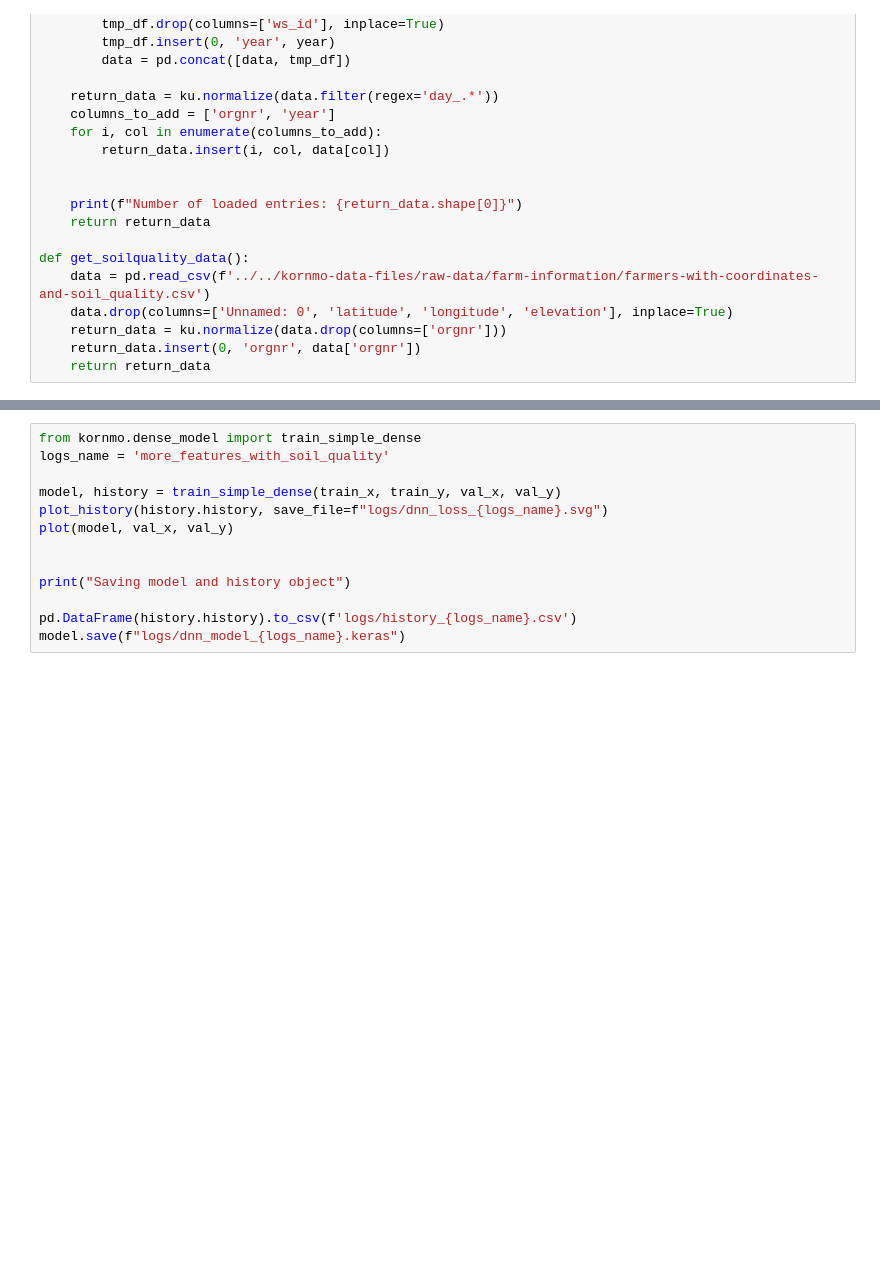
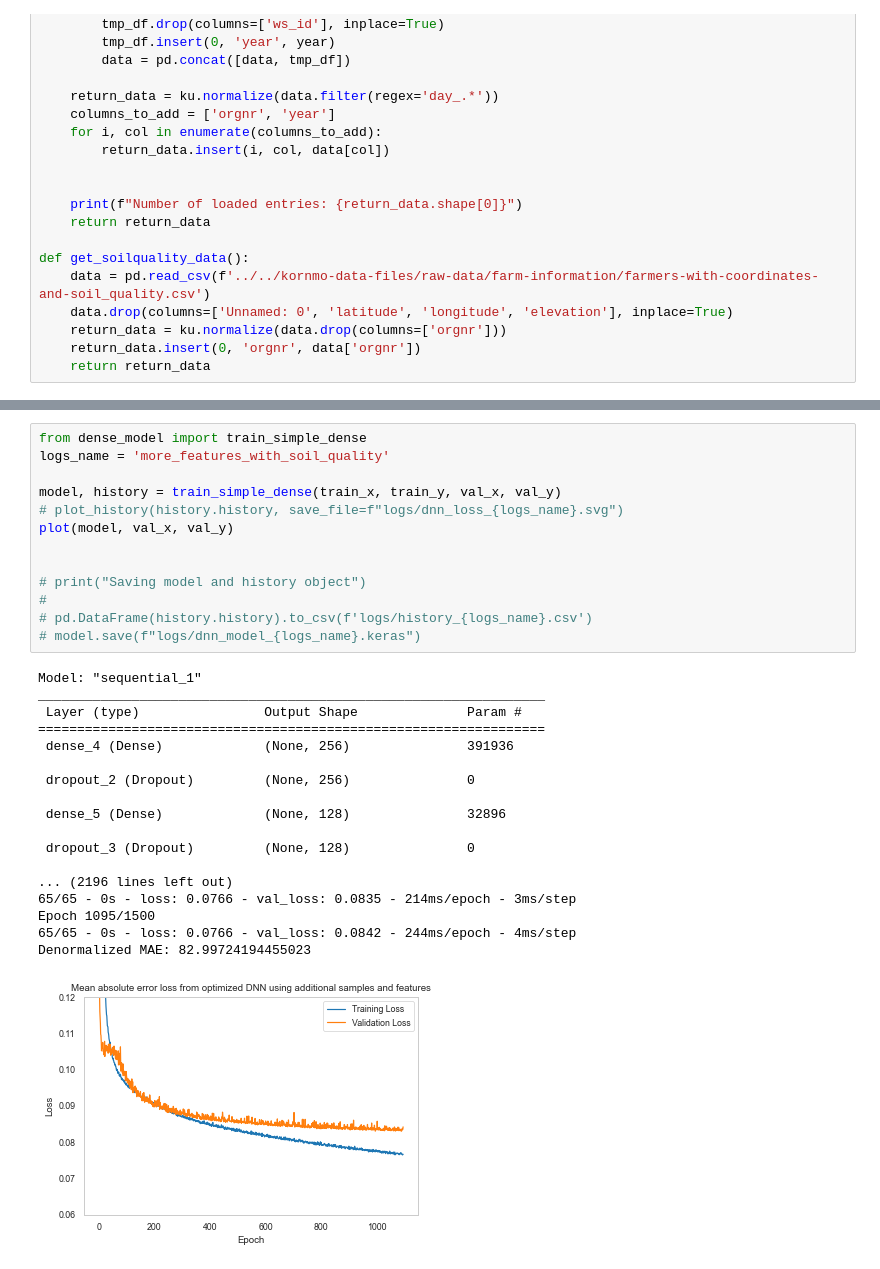
Before and after one commit to Ilumenar/kornmo-master-thesis, a Jupyter notebook: src/yield_prediction/recreate_dense_more_features.ipynb, the cells around one changed output, grey strips where cells are left out. Cells and saved outputs as stored; diff of their text form; blank space fills up the shorter version.

```diff
--- a/src/yield_prediction/recreate_dense_more_features.ipynb
+++ b/src/yield_prediction/recreate_dense_more_features.ipynb
@@ -144,13 +233,32 @@ print(f'Validation dataset y : {val_y.shape}')
 # %%
-from kornmo.dense_model import train_simple_dense
+from dense_model import train_simple_dense
 logs_name = 'more_features_with_soil_quality'
 
 model, history = train_simple_dense(train_x, train_y, val_x, val_y)
-plot_history(history.history, save_file=f"logs/dnn_loss_{logs_name}.svg")
+# plot_history(history.history, save_file=f"logs/dnn_loss_{logs_name}.svg")
 plot(model, val_x, val_y)
 
 
-print("Saving model and history object")
-
-pd.DataFrame(history.history).to_csv(f'logs/history_{logs_name}.csv')
-model.save(f"logs/dnn_model_{logs_name}.keras")
+# print("Saving model and history object")
+#
+# pd.DataFrame(history.history).to_csv(f'logs/history_{logs_name}.csv')
+# model.save(f"logs/dnn_model_{logs_name}.keras")
+# %% [output]
+Model: "sequential_1"
+_________________________________________________________________
+ Layer (type)                Output Shape              Param #
+=================================================================
+ dense_4 (Dense)             (None, 256)               391936
+
+ dropout_2 (Dropout)         (None, 256)               0
+
+ dense_5 (Dense)             (None, 128)               32896
+
+ dropout_3 (Dropout)         (None, 128)               0
+
+... (2196 lines left out)
+65/65 - 0s - loss: 0.0766 - val_loss: 0.0835 - 214ms/epoch - 3ms/step
+Epoch 1095/1500
+65/65 - 0s - loss: 0.0766 - val_loss: 0.0842 - 244ms/epoch - 4ms/step
+Denormalized MAE: 82.99724194455023
+[figure, added]
```
Also changed, not shown: parts of 9 cells of this notebook, 9 other files.
